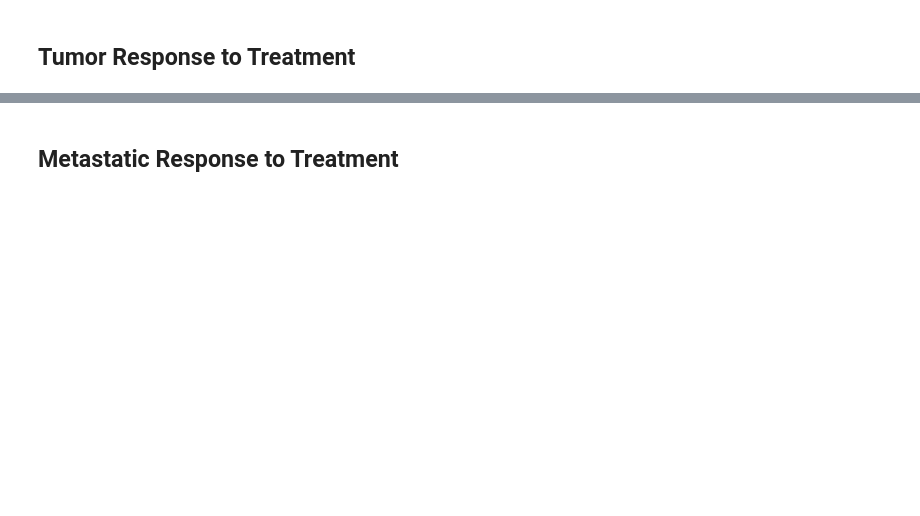
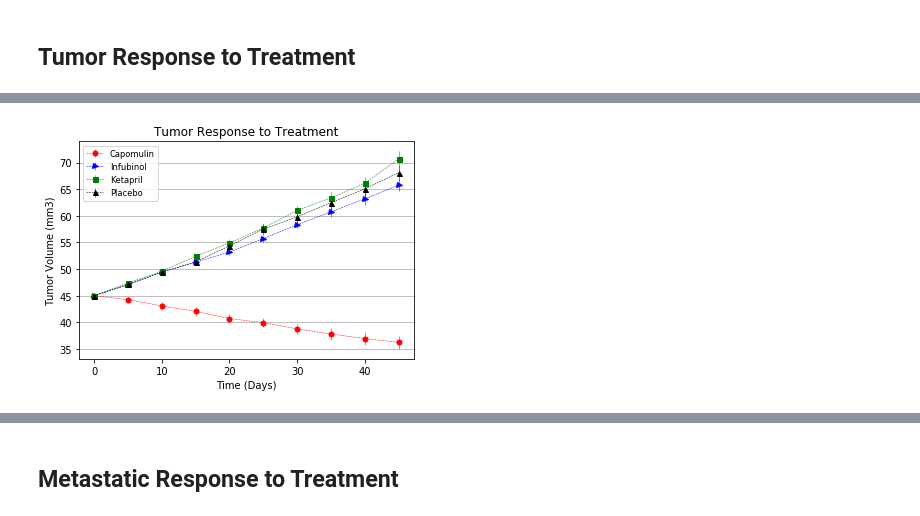
Before and after one commit to DHANIDHI/Matplotlib-challenge, a Jupyter notebook: pymaceuticals_starter.ipynb, the cells around one changed output, grey strips where cells are left out. Saved outputs shown, nothing was run; the diff lists cells and outputs as text; code cells hidden in the pictures; blank space fills up the shorter version.

```diff
--- a/pymaceuticals_starter.ipynb
+++ b/pymaceuticals_starter.ipynb
@@ -22,7 +28,9 @@ tumor_data.head()
 ## Tumor Response to Treatment
 # %%
 # Store the Mean Tumor Volume Data Grouped by Drug and Timepoint
-
-# Convert to DataFrame
-
+tumor_vols_mean = clinical_data_complete.groupby(["Drug", "Timepoint"]).mean()["Tumor Volume (mm3)"]
+# Convert to DataFramet
+tumor_vols_mean = pd.DataFrame(tumor_vols_mean)
+tumor_vols_mean = tumor_vols_mean.reset_index()
 # Preview DataFrame
+tumor_vols_mean.head(50)
@@ -29,6 +55,10 @@ tumor_data.head()
 # %%
 # Store the Standard Error of Tumor Volumes Grouped by Drug and Timepoint
+tumor_vols_sem = clinical_data_complete.groupby(["Drug", "Timepoint"]).sem()["Tumor Volume (mm3)"]
 
-# Convert to DataFrame
+# Convert to DataFramet
+tumor_vols_sem = pd.DataFrame(tumor_vols_sem)
+tumor_vols_sem = tumor_vols_sem.reset_index()
 
 # Preview DataFrame
+tumor_vols_sem.head(10)
@@ -35,4 +77,6 @@ tumor_data.head()
 # %%
 # Minor Data Munging to Re-Format the Data Frames
-
+tumor_vols_mean = tumor_vols_mean.reset_index()
+tumor_vols_pivot_mean = tumor_vols_mean.pivot(index="Timepoint", columns="Drug")["Tumor Volume (mm3)"]
 # Preview that Reformatting worked
+tumor_vols_pivot_mean.head()
@@ -42,0 +91,5 @@ tumor_data.head()
+# %%
+tumor_vols_sem = tumor_vols_sem.reset_index()
+tumor_vols_pivot_sem = tumor_vols_sem.pivot(index="Timepoint", columns="Drug")["Tumor Volume (mm3)"]
+# Preview that Reformatting worked
+tumor_vols_pivot_sem.head()
@@ -43,3 +104,21 @@ tumor_data.head()
+# %%
+# Generate the Plot (with Error Bars)
+plt.errorbar(tumor_vols_pivot_mean.index, tumor_vols_pivot_mean["Capomulin"], yerr=tumor_vols_pivot_sem["Capomulin"], color="r", marker="o", markersize=5, linestyle="dashed", linewidth=0.50)
+plt.errorbar(tumor_vols_pivot_mean.index, tumor_vols_pivot_mean["Infubinol"], yerr=tumor_vols_pivot_sem["Infubinol"], color="b", marker=">", markersize=5, linestyle="dashed", linewidth=0.50)
+plt.errorbar(tumor_vols_pivot_mean.index, tumor_vols_pivot_mean["Ketapril"], yerr=tumor_vols_pivot_sem["Ketapril"], color="g", marker="s", markersize=5, linestyle="dashed", linewidth=0.50)
+plt.errorbar(tumor_vols_pivot_mean.index, tumor_vols_pivot_mean["Placebo"], yerr=tumor_vols_pivot_sem["Placebo"], color="k", marker="^", markersize=5, linestyle="dashed", linewidth=0.50)
+
+plt.title("Tumor Response to Treatment")
+plt.ylabel("Tumor Volume (mm3)")
+plt.xlabel("Time (Days)")
+plt.grid(axis='y')
+plt.legend(['Capomulin', 'Infubinol', 'Ketapril', 'Placebo'],loc="best", fontsize="small", fancybox=True)
+
+# Save the Figure
+plt.savefig("graphs/fig1.png")
+plt.show()
+# %% [output]
+[figure, added]
 # %%
 # Show the Figure
 plt.show()
```
Also changed, not shown: parts of 7 cells of this notebook.
